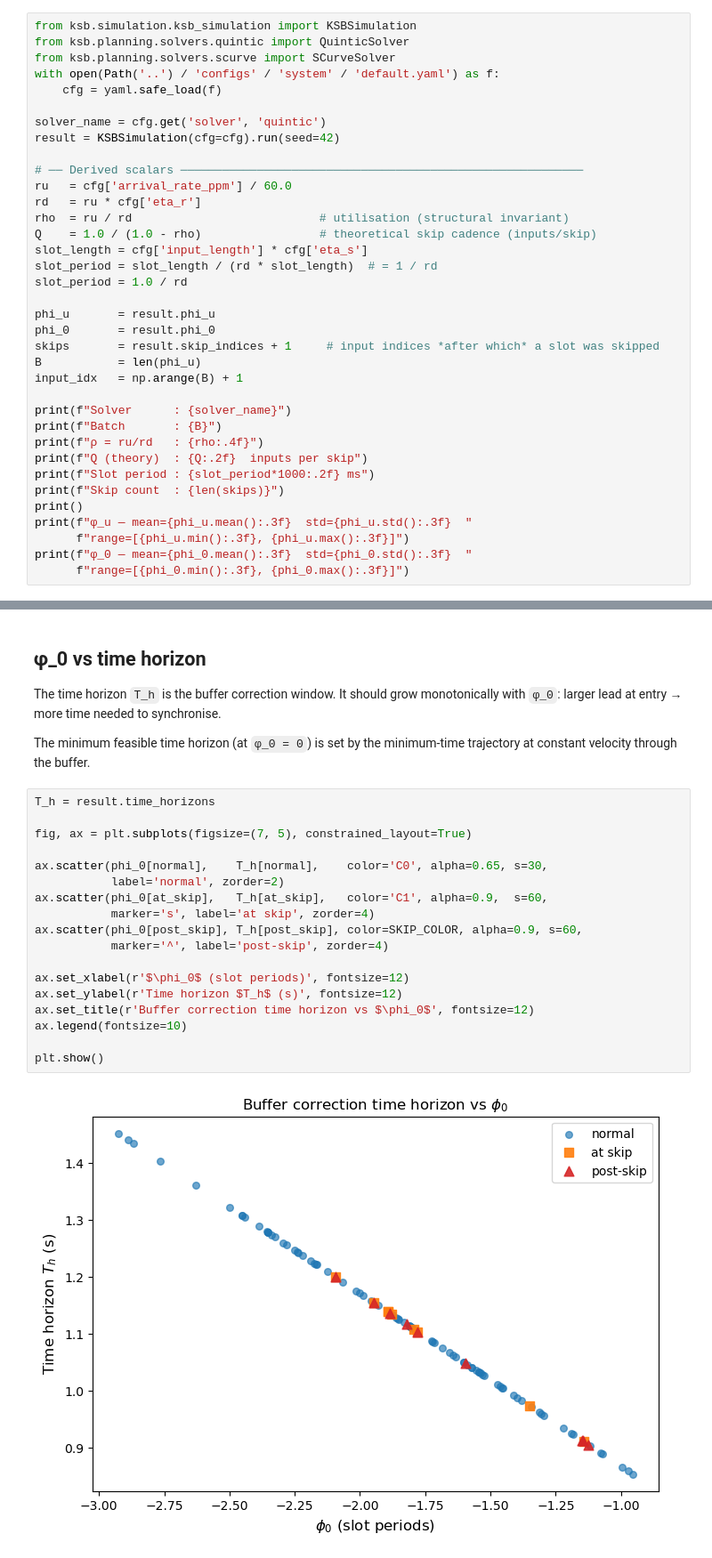
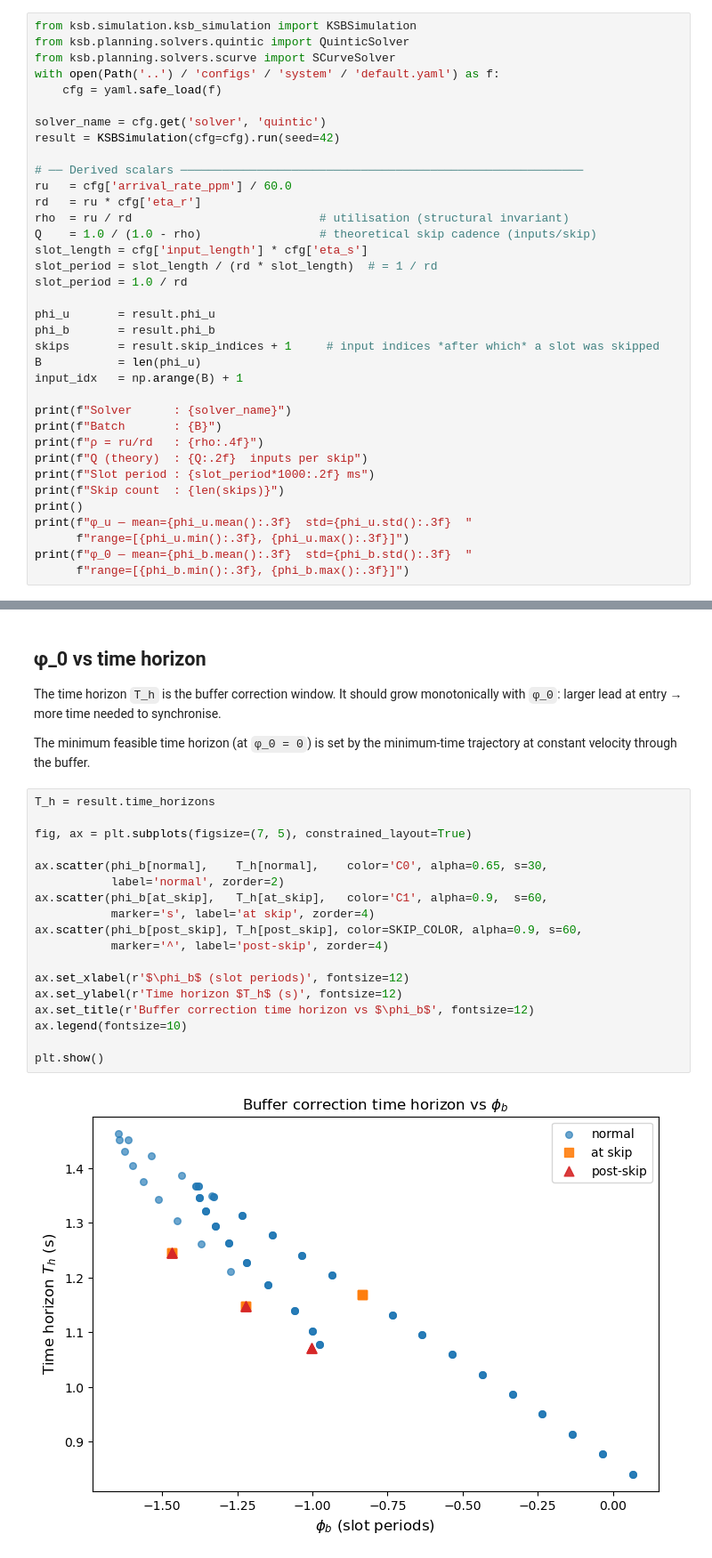
Before and after one commit to JvPost/Portfolio, a Jupyter notebook: ksb/notebooks/plot_phi.ipynb, the cells around one changed output, grey strips where cells are left out. Shown at 89% size. Saved outputs shown, nothing was run; the diff lists cells and outputs as text.

```diff
--- a/ksb/notebooks/plot_phi.ipynb
+++ b/ksb/notebooks/plot_phi.ipynb
@@ -44,7 +44,7 @@ slot_period = slot_length / (rd * slot_length)  # = 1 / rd
 slot_period = 1.0 / rd
 
 phi_u       = result.phi_u
-phi_0       = result.phi_0
+phi_b       = result.phi_b
 skips       = result.skip_indices + 1     # input indices *after which* a slot was skipped
 B           = len(phi_u)
 input_idx   = np.arange(B) + 1
@@ -58,8 +58,8 @@ print(f"Skip count  : {len(skips)}")
 print()
 print(f"φ_u — mean={phi_u.mean():.3f}  std={phi_u.std():.3f}  "
       f"range=[{phi_u.min():.3f}, {phi_u.max():.3f}]")
-print(f"φ_0 — mean={phi_0.mean():.3f}  std={phi_0.std():.3f}  "
-      f"range=[{phi_0.min():.3f}, {phi_0.max():.3f}]")
+print(f"φ_0 — mean={phi_b.mean():.3f}  std={phi_b.std():.3f}  "
+      f"range=[{phi_b.min():.3f}, {phi_b.max():.3f}]")
 # %% [output]
 Solver      : ruckig
 Batch       : 100
@@ -211,20 +211,20 @@ The minimum feasible time horizon (at `φ_0 = 0`) is set by the minimum-time tra
 # %%
 T_h = result.time_horizons
 
 fig, ax = plt.subplots(figsize=(7, 5), constrained_layout=True)
 
-ax.scatter(phi_0[normal],    T_h[normal],    color='C0', alpha=0.65, s=30,
+ax.scatter(phi_b[normal],    T_h[normal],    color='C0', alpha=0.65, s=30,
            label='normal', zorder=2)
-ax.scatter(phi_0[at_skip],   T_h[at_skip],   color='C1', alpha=0.9,  s=60,
+ax.scatter(phi_b[at_skip],   T_h[at_skip],   color='C1', alpha=0.9,  s=60,
            marker='s', label='at skip', zorder=4)
-ax.scatter(phi_0[post_skip], T_h[post_skip], color=SKIP_COLOR, alpha=0.9, s=60,
+ax.scatter(phi_b[post_skip], T_h[post_skip], color=SKIP_COLOR, alpha=0.9, s=60,
            marker='^', label='post-skip', zorder=4)
 
-ax.set_xlabel(r'$\phi_0$ (slot periods)', fontsize=12)
+ax.set_xlabel(r'$\phi_b$ (slot periods)', fontsize=12)
 ax.set_ylabel(r'Time horizon $T_h$ (s)', fontsize=12)
-ax.set_title(r'Buffer correction time horizon vs $\phi_0$', fontsize=12)
+ax.set_title(r'Buffer correction time horizon vs $\phi_b$', fontsize=12)
 ax.legend(fontsize=10)
 
 plt.show()
 # %% [output]
-[figure, old version]
+[figure, new version]
```
Also changed, not shown: parts of 5 cells of this notebook, 10 other files.
